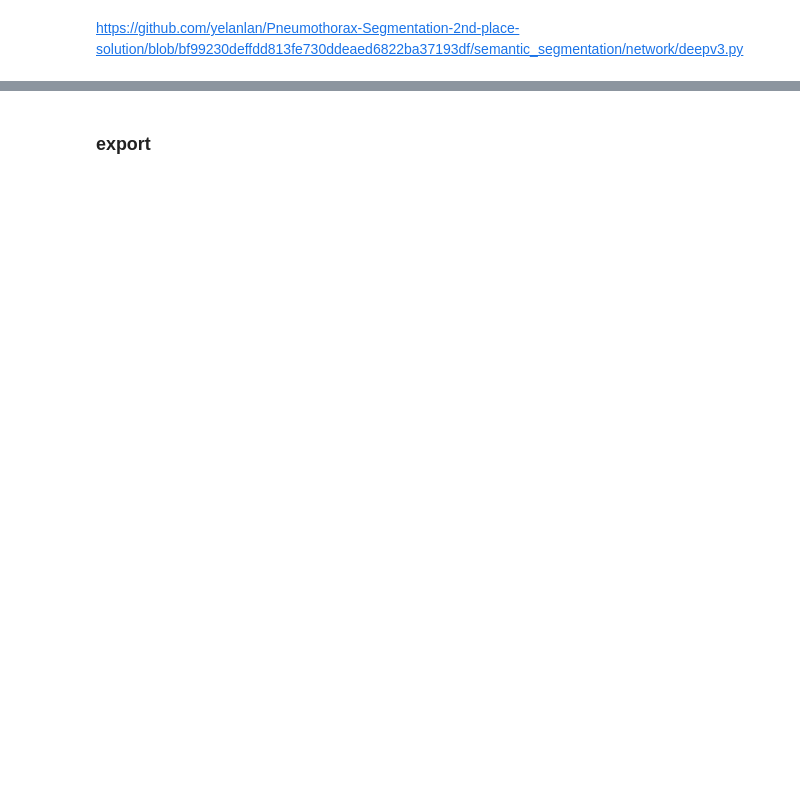
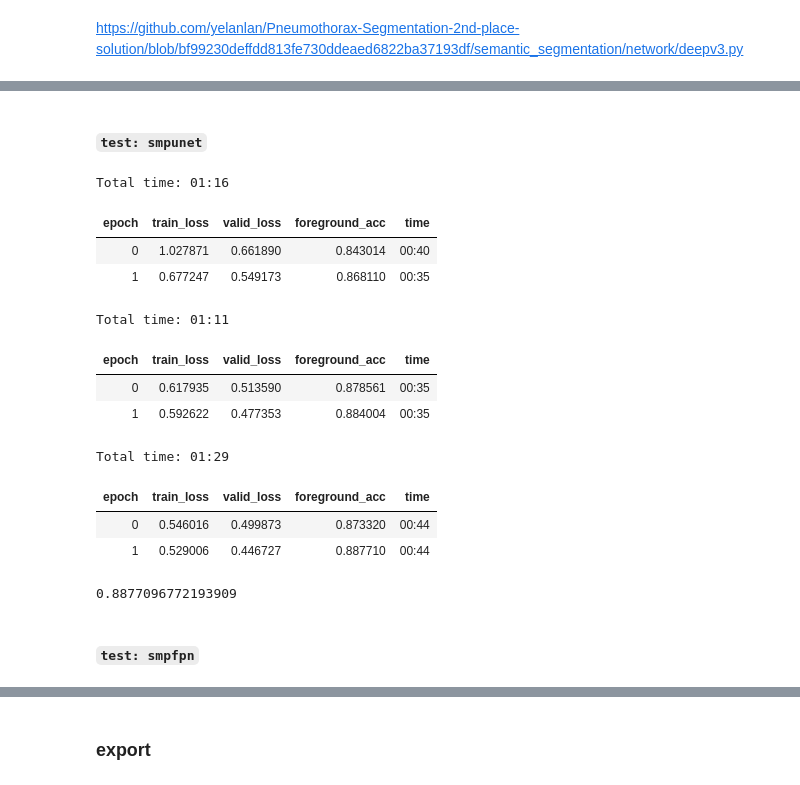
Before and after one commit to KeremTurgutlu/fast-kaggle, a Jupyter notebook: dev/13_segmentation_models.ipynb, the cells around one changed output, grey strips where cells are left out. Cells and saved outputs as stored; diff of their text form; code cells hidden in the pictures; blank space fills up the shorter version.

Commit message:
segmentation models from smp

```diff
--- a/dev/13_segmentation_models.ipynb
+++ b/dev/13_segmentation_models.ipynb
@@ -30,3 +30,5 @@ data = ssdata.get_data()
+# %%
+data = _get_test_data()
 # %% [markdown]
 ### configs
 # %%
@@ -44,3 +46,27 @@ def get_model(name, data, config):
     model = f(data, conf)
     split_fn = splits.get(name)
     return model, split_fn, copy_conf
+# %%
+def _test_model(model, data, split_fn):
+    "camvid training test"
+    learn = Learner(data, model)
+    learn = learn.split(split_fn)
+    learn.metrics = [partial(foreground_acc, void_code=31)]
+    if config.get("pretrained"): learn.freeze()
+    else: apply_init(learn.model, nn.init.kaiming_normal_)
+    epochs, max_lr = 2, 3e-3
+    learn.freeze_to(-1)
+    learn.fit_one_cycle(epochs, max_lr)
+
+    # stage-2
+    lrs = slice(max_lr/100,max_lr/4)
+    learn.freeze_to(-2)
+    learn.fit_one_cycle(epochs, lrs, pct_start=0.8)
+
+    # stage-3
+    lrs = slice(max_lr/100,max_lr/4)
+    learn.unfreeze()
+    learn.fit_one_cycle(epochs, lrs, pct_start=0.8)
+
+    res = learn.recorder.metrics[-1][0].item(); print(res)
+    assert res > 0.80
@@ -436,0 +558,22 @@ splits['deeplabv3seresnext101'] = _deeplab_split
+# %% [markdown]
+#### `test: smpunet`
+# %%
+model, split_fn, config = get_model("smpunet", data, {})
+# %%
+_test_model(model, data, split_fn)
+# %% [output]
+Total time: 01:16
+| epoch | train_loss | valid_loss | foreground_acc | time |
+| 0 | 1.027871 | 0.661890 | 0.843014 | 00:40 |
+| 1 | 0.677247 | 0.549173 | 0.868110 | 00:35 |
+Total time: 01:11
+| epoch | train_loss | valid_loss | foreground_acc | time |
+| 0 | 0.617935 | 0.513590 | 0.878561 | 00:35 |
+| 1 | 0.592622 | 0.477353 | 0.884004 | 00:35 |
+Total time: 01:29
+| epoch | train_loss | valid_loss | foreground_acc | time |
+| 0 | 0.546016 | 0.499873 | 0.873320 | 00:44 |
+| 1 | 0.529006 | 0.446727 | 0.887710 | 00:44 |
+0.8877096772193909
+# %% [markdown]
+#### `test: smpfpn`
```
Also changed, not shown: parts of 61 cells of this notebook, 31 other files.
